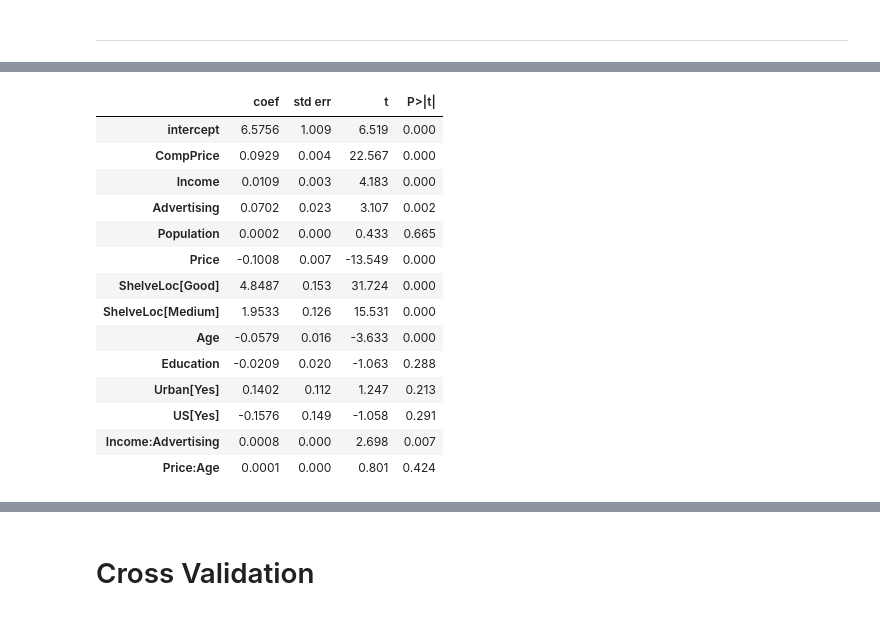
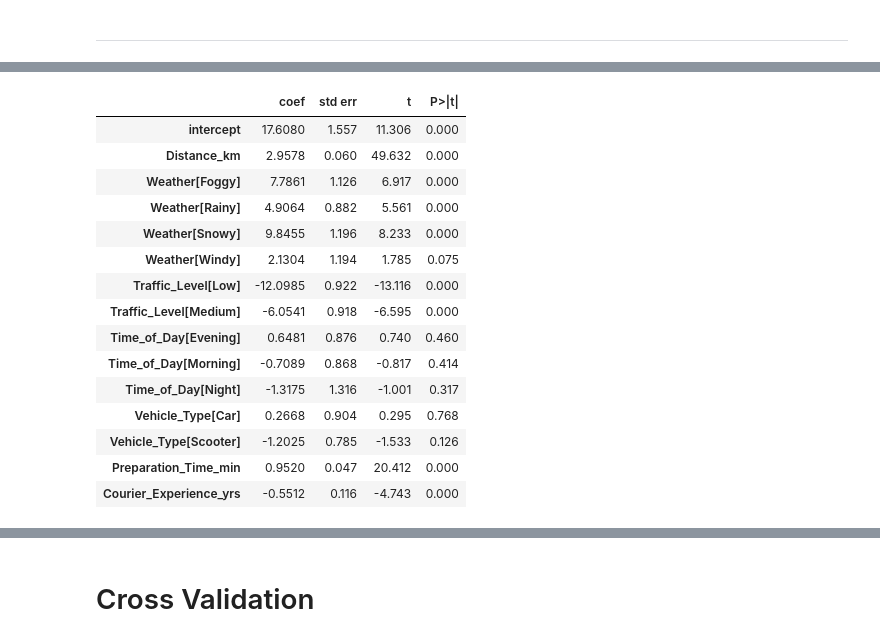
Before and after one commit to DanieleGotti/Food_Delivery_Time_Prediction, a Jupyter notebook: Food_delivery_analisis.ipynb, the cells around one changed output, grey strips where cells are left out. Saved outputs shown, nothing was run; the diff lists cells and outputs as text; code cells hidden in the pictures.

```diff
--- a/Food_delivery_analisis - NUOVO.ipynb
+++ b/Food_delivery_analisis.ipynb
@@ -436,25 +506,34 @@ Index(['Sales', 'CompPrice', 'Income', 'Advertising', 'Population', 'Price',
 # %%
-allvars = list(Carseats.columns.drop('Sales'))
-y = Carseats['Sales']
-final = allvars + [('Income', 'Advertising'),
-('Price', 'Age')]
-X = MS(final).fit_transform(Carseats)
+model = MS([
+    'Distance_km',
+    'Weather',
+    'Traffic_Level',
+    'Time_of_Day',
+    'Vehicle_Type',
+    'Preparation_Time_min',
+    'Courier_Experience_yrs'
+])
+
+X = model.fit_transform(Food)
+y = Food['Delivery_Time_min']
+
 model = sm.OLS(y, X)
-summarize(model.fit())
-#ShelveLoc[Bad] è scelto come base, se ho Medium incremento di 1.9, Good incremento 4.8. Stessa cosa per Urban e US
+results = model.fit()
+summarize(results)
 # %% [output]
 |  | coef | std err | t | P>|t| |
-| intercept | 6.5756 | 1.009 | 6.519 | 0.000 |
-| CompPrice | 0.0929 | 0.004 | 22.567 | 0.000 |
-| Income | 0.0109 | 0.003 | 4.183 | 0.000 |
-| Advertising | 0.0702 | 0.023 | 3.107 | 0.002 |
-| Population | 0.0002 | 0.000 | 0.433 | 0.665 |
-| Price | -0.1008 | 0.007 | -13.549 | 0.000 |
-| ShelveLoc[Good] | 4.8487 | 0.153 | 31.724 | 0.000 |
-| ShelveLoc[Medium] | 1.9533 | 0.126 | 15.531 | 0.000 |
-| Age | -0.0579 | 0.016 | -3.633 | 0.000 |
-| Education | -0.0209 | 0.020 | -1.063 | 0.288 |
-| Urban[Yes] | 0.1402 | 0.112 | 1.247 | 0.213 |
-| US[Yes] | -0.1576 | 0.149 | -1.058 | 0.291 |
-| Income:Advertising | 0.0008 | 0.000 | 2.698 | 0.007 |
-| Price:Age | 0.0001 | 0.000 | 0.801 | 0.424 |
+| intercept | 17.6080 | 1.557 | 11.306 | 0.000 |
+| Distance_km | 2.9578 | 0.060 | 49.632 | 0.000 |
+| Weather[Foggy] | 7.7861 | 1.126 | 6.917 | 0.000 |
+| Weather[Rainy] | 4.9064 | 0.882 | 5.561 | 0.000 |
+| Weather[Snowy] | 9.8455 | 1.196 | 8.233 | 0.000 |
+| Weather[Windy] | 2.1304 | 1.194 | 1.785 | 0.075 |
+| Traffic_Level[Low] | -12.0985 | 0.922 | -13.116 | 0.000 |
+| Traffic_Level[Medium] | -6.0541 | 0.918 | -6.595 | 0.000 |
+| Time_of_Day[Evening] | 0.6481 | 0.876 | 0.740 | 0.460 |
+| Time_of_Day[Morning] | -0.7089 | 0.868 | -0.817 | 0.414 |
+| Time_of_Day[Night] | -1.3175 | 1.316 | -1.001 | 0.317 |
+| Vehicle_Type[Car] | 0.2668 | 0.904 | 0.295 | 0.768 |
+| Vehicle_Type[Scooter] | -1.2025 | 0.785 | -1.533 | 0.126 |
+| Preparation_Time_min | 0.9520 | 0.047 | 20.412 | 0.000 |
+| Courier_Experience_yrs | -0.5512 | 0.116 | -4.743 | 0.000 |
```
Also changed, not shown: parts of 34 cells of this notebook, 1 other file.
